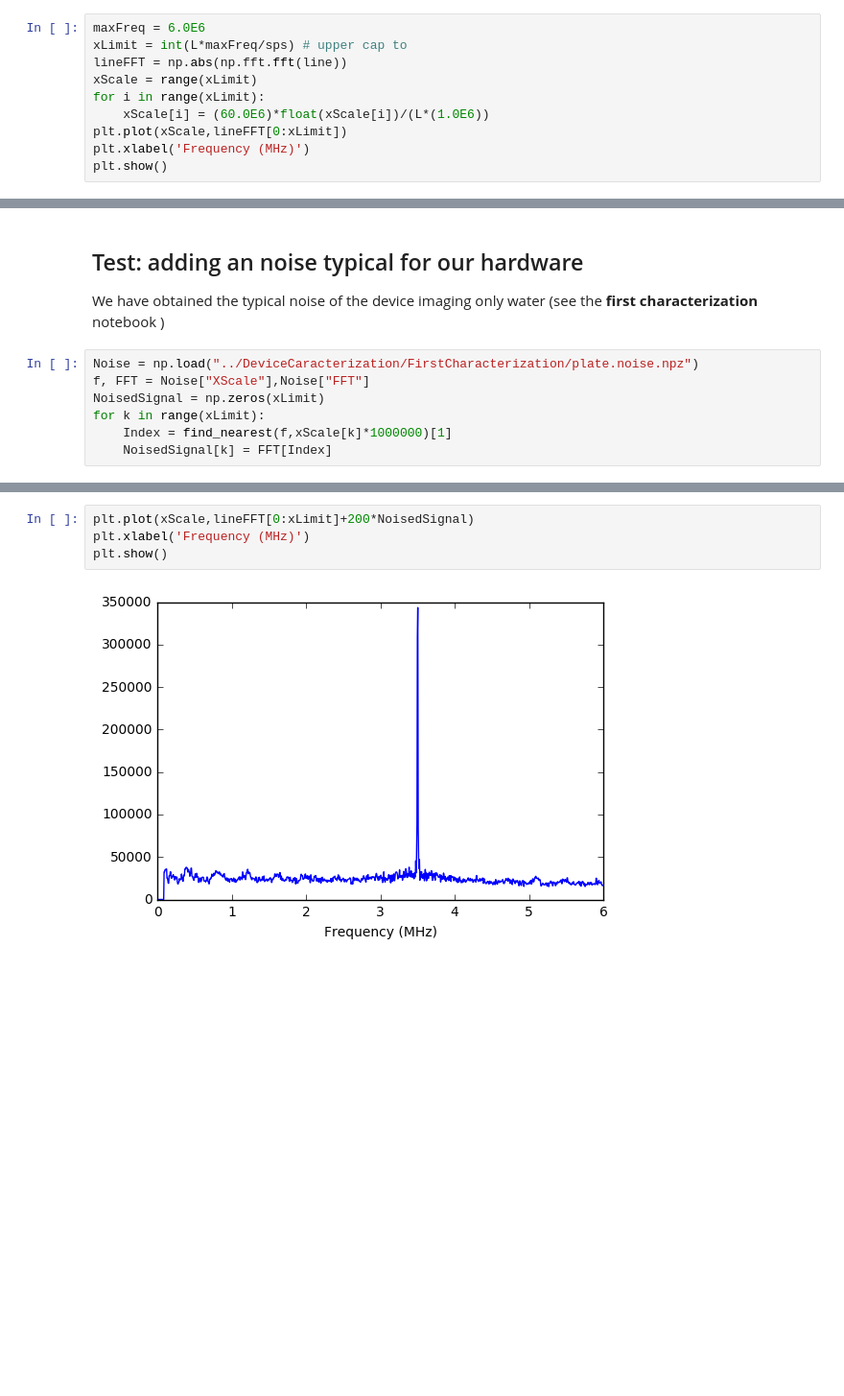
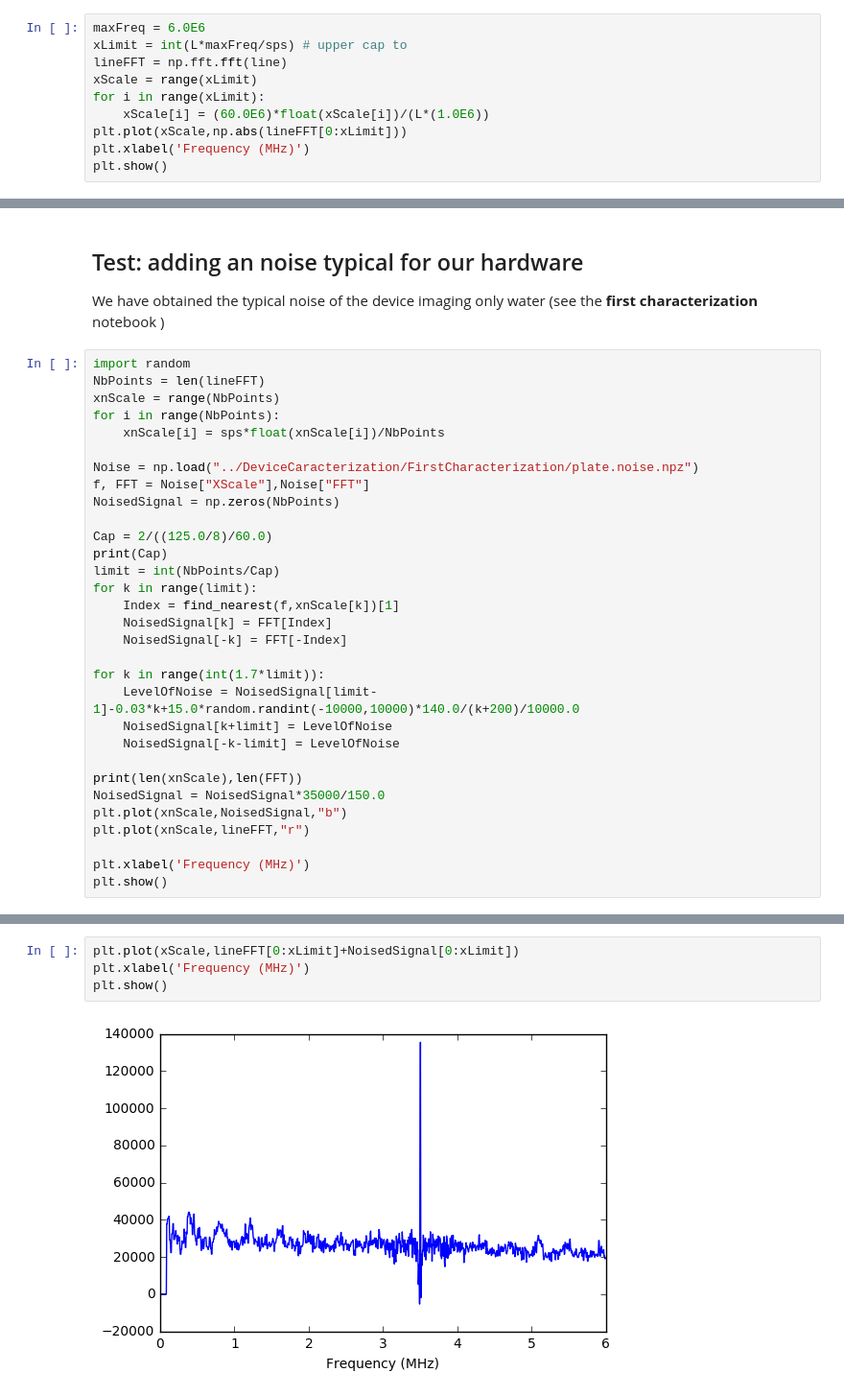
Before and after one commit to echopen/PRJ-medtec_sigproc, a Jupyter notebook: SigProc_101/SigProc-101-pimped.ipynb, the cells around one changed output, grey strips where cells are left out. Shown: that part at 96% size. Drawn from its saved outputs; the diff is of its cells as text; blank space fills up the shorter version.

```diff
--- a/SigProc_101/SigProc-101-pimped.ipynb
+++ b/SigProc_101/SigProc-101-pimped.ipynb
@@ -120,11 +120,11 @@ Let's analyse this signal in the frequency domain, through a FFT. We should see
 # %%
 maxFreq = 6.0E6
 xLimit = int(L*maxFreq/sps) # upper cap to
-lineFFT = np.abs(np.fft.fft(line))
+lineFFT = np.fft.fft(line)
 xScale = range(xLimit)
 for i in range(xLimit):
     xScale[i] = (60.0E6)*float(xScale[i])/(L*(1.0E6))
-plt.plot(xScale,lineFFT[0:xLimit])
+plt.plot(xScale,np.abs(lineFFT[0:xLimit]))
 plt.xlabel('Frequency (MHz)')
 plt.show()
 # %% [output]
@@ -293,10 +293,34 @@ def run(rawSignal,image_shape) :
 ## Test: adding an noise typical for our hardware
 
 We have obtained the typical noise of the device imaging only water (see the  __first characterization__ notebook )
-# %%
-Noise = np.load("../DeviceCaracterization/FirstCharacterization/plate.noise.npz")
-f, FFT = Noise["XScale"],Noise["FFT"]
-NoisedSignal = np.zeros(xLimit)
-for k in range(xLimit):
-    Index = find_nearest(f,xScale[k]*1000000)[1]
-    NoisedSignal[k] = FFT[Index]
+# %%
+import random
+NbPoints = len(lineFFT)
+xnScale = range(NbPoints)
+for i in range(NbPoints):
+    xnScale[i] = sps*float(xnScale[i])/NbPoints
+
+Noise = np.load("../DeviceCaracterization/FirstCharacterization/plate.noise.npz")
+f, FFT = Noise["XScale"],Noise["FFT"]
+NoisedSignal = np.zeros(NbPoints)
+
+Cap = 2/((125.0/8)/60.0)
+print(Cap)
+limit = int(NbPoints/Cap)
+for k in range(limit):
+    Index = find_nearest(f,xnScale[k])[1]
+    NoisedSignal[k] = FFT[Index]
+    NoisedSignal[-k] = FFT[-Index]
+
+for k in range(int(1.7*limit)):
+    LevelOfNoise = NoisedSignal[limit-1]-0.03*k+15.0*random.randint(-10000,10000)*140.0/(k+200)/10000.0
+    NoisedSignal[k+limit] = LevelOfNoise
+    NoisedSignal[-k-limit] = LevelOfNoise
+
+print(len(xnScale),len(FFT))
+NoisedSignal = NoisedSignal*35000/150.0
+plt.plot(xnScale,NoisedSignal,"b")
+plt.plot(xnScale,lineFFT,"r")
+
+plt.xlabel('Frequency (MHz)')
+plt.show()
@@ -303,6 +335,6 @@ for k in range(xLimit):
 # %%
-plt.plot(xScale,lineFFT[0:xLimit]+200*NoisedSignal)
+plt.plot(xScale,lineFFT[0:xLimit]+NoisedSignal[0:xLimit])
 plt.xlabel('Frequency (MHz)')
 plt.show()
 # %% [output]
-[figure, old version]
+[figure, new version]
```
Also changed, not shown: parts of 9 cells of this notebook, 1 other file.
